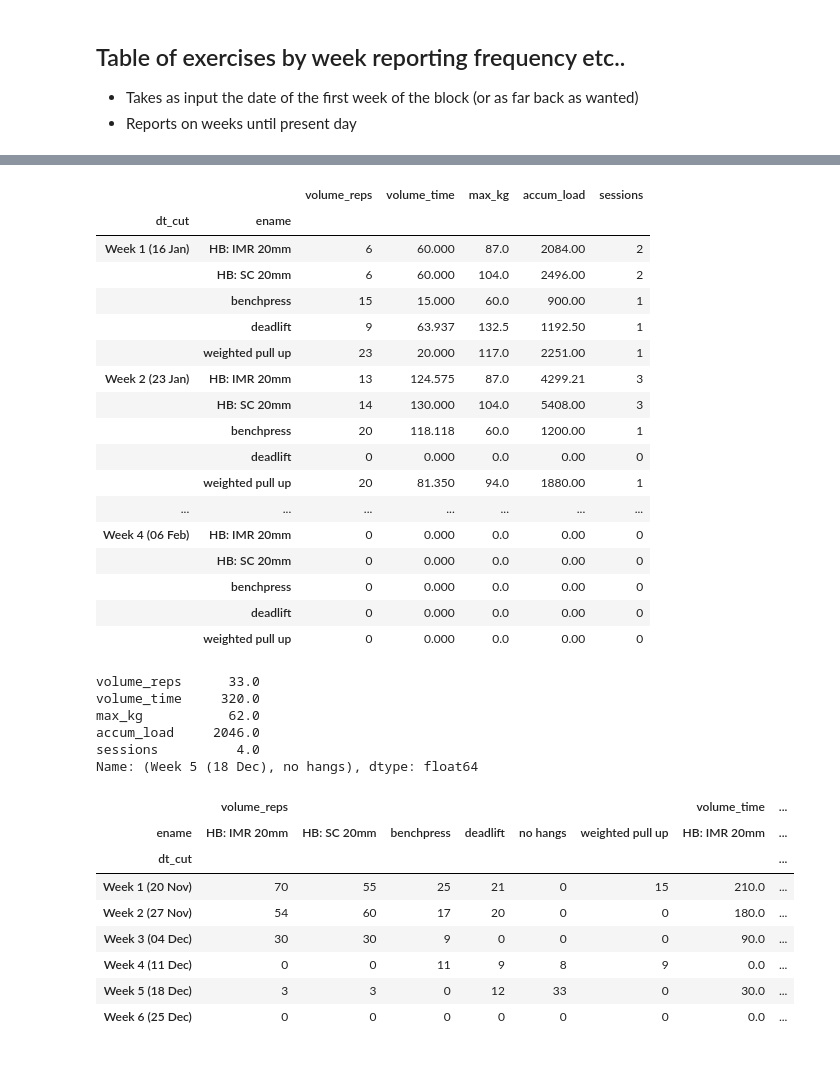
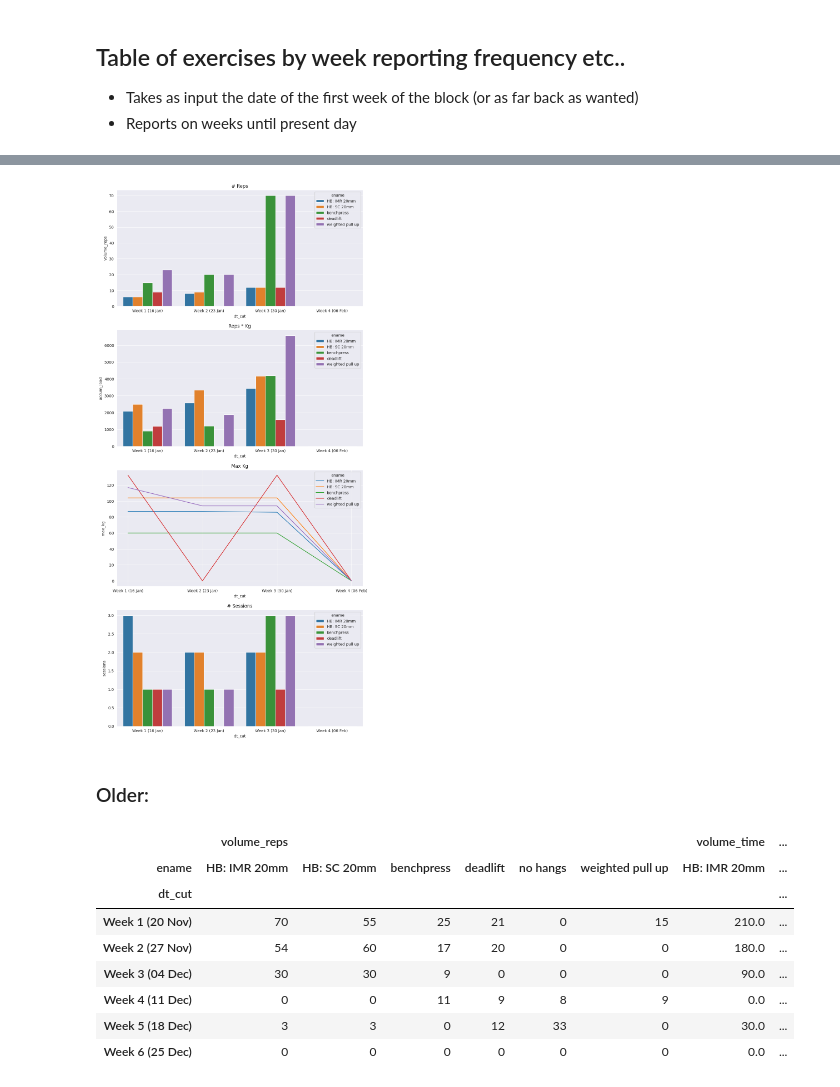
Before and after one commit to mwcoleman/moonscraper, a Jupyter notebook: eda.ipynb, the cells around one changed output, grey strips where cells are left out. Drawn from its saved outputs; the diff is of its cells as text; code cells hidden in the pictures.

Commit message:
tidied str log reporting, simple function to plotweekly summary stats

```diff
--- a/eda.ipynb
+++ b/eda.ipynb
@@ -531,4 +532,0 @@ rdf.head()
-# %%
-strength_df = pd.concat([rdf[["date", "ename", "ereps", "kg", "duration"]], garmin_df])
-strength_df.sort_values(by='date', ascending=False, inplace=True)
-strength_df.reset_index(drop=True, inplace=True)
@@ -540,11 +535,3 @@ strength_df.to_csv(GARMIN_STRENGTH_LOG, index=False)
 
 - Takes as input the date of the first week of the block (or as far back as wanted)
 - Reports on weeks until present day
-# %%
-BLOCK_START = "2024-01-16"  # This is week 1 of block, weeks start on tuesdays (first big day)
-start_dt = datetime.datetime.strptime(BLOCK_START, "%Y-%m-%d")
-end_dt = datetime.date.today()
-end_dt += datetime.timedelta(days=(8-datetime.date.today().weekday())) # Round to tuesday
-bins_dt = pd.date_range(start=start_dt, end=end_dt, freq="7D")
-bin_labels = [f"Week {i+1} ({dt.strftime('%d %b')})" for i,dt in enumerate(bins_dt[:-1])]
-bins_dt, bin_labels
@@ -613,40 +623,16 @@ df2 = df2.dropna(subset="dt_cut")
-# %%
-grp = df2.groupby(['dt_cut', 'ename']).aggregate(
-    volume_reps = ('ereps', sum),
-    volume_time = ('duration', sum),
-    max_kg = ('kg', max),
-    accum_load = ('rep_load', sum),
-    sessions = ('date', 'nunique')
-).fillna(0)
-grp
-# %% [output]
-|  |  | volume_reps | volume_time | max_kg | accum_load | sessions |
-| dt_cut | ename |  |  |  |  |  |
-| Week 1 (16 Jan) | HB: IMR 20mm | 6 | 60.000 | 87.0 | 2084.00 | 2 |
-|  | HB: SC 20mm | 6 | 60.000 | 104.0 | 2496.00 | 2 |
-|  | benchpress | 15 | 15.000 | 60.0 | 900.00 | 1 |
-|  | deadlift | 9 | 63.937 | 132.5 | 1192.50 | 1 |
-|  | weighted pull up | 23 | 20.000 | 117.0 | 2251.00 | 1 |
-| Week 2 (23 Jan) | HB: IMR 20mm | 13 | 124.575 | 87.0 | 4299.21 | 3 |
-|  | HB: SC 20mm | 14 | 130.000 | 104.0 | 5408.00 | 3 |
-|  | benchpress | 20 | 118.118 | 60.0 | 1200.00 | 1 |
-|  | deadlift | 0 | 0.000 | 0.0 | 0.00 | 0 |
-|  | weighted pull up | 20 | 81.350 | 94.0 | 1880.00 | 1 |
-| ... | ... | ... | ... | ... | ... | ... |
-| Week 4 (06 Feb) | HB: IMR 20mm | 0 | 0.000 | 0.0 | 0.00 | 0 |
-|  | HB: SC 20mm | 0 | 0.000 | 0.0 | 0.00 | 0 |
-|  | benchpress | 0 | 0.000 | 0.0 | 0.00 | 0 |
-|  | deadlift | 0 | 0.000 | 0.0 | 0.00 | 0 |
-|  | weighted pull up | 0 | 0.000 | 0.0 | 0.00 | 0 |
-# %%
-grp.loc[("Week 5 (18 Dec)", "no hangs"), :]
-# %% [output]
-volume_reps      33.0
-volume_time     320.0
-max_kg           62.0
-accum_load     2046.0
-sessions          4.0
-Name: (Week 5 (18 Dec), no hangs), dtype: float64
+# %%
+# Load log
+garmin_df = pd.read_csv(GARMIN_STRENGTH_LOG)
+garmin_df["date"] = pd.to_datetime(garmin_df.date, format="%Y-%m-%d")
+
+
+# Filter and plot summary stats
+block_start = "2024-01-16"
+report_on_block(strength_df, block_start, report_by="week")
+# %% [output]
+[figure, added]
+# %% [markdown]
+### Older:
 # %%
 grp.unstack(level=-1)
 # %% [output]
```
Also changed, not shown: parts of 12 cells of this notebook.
